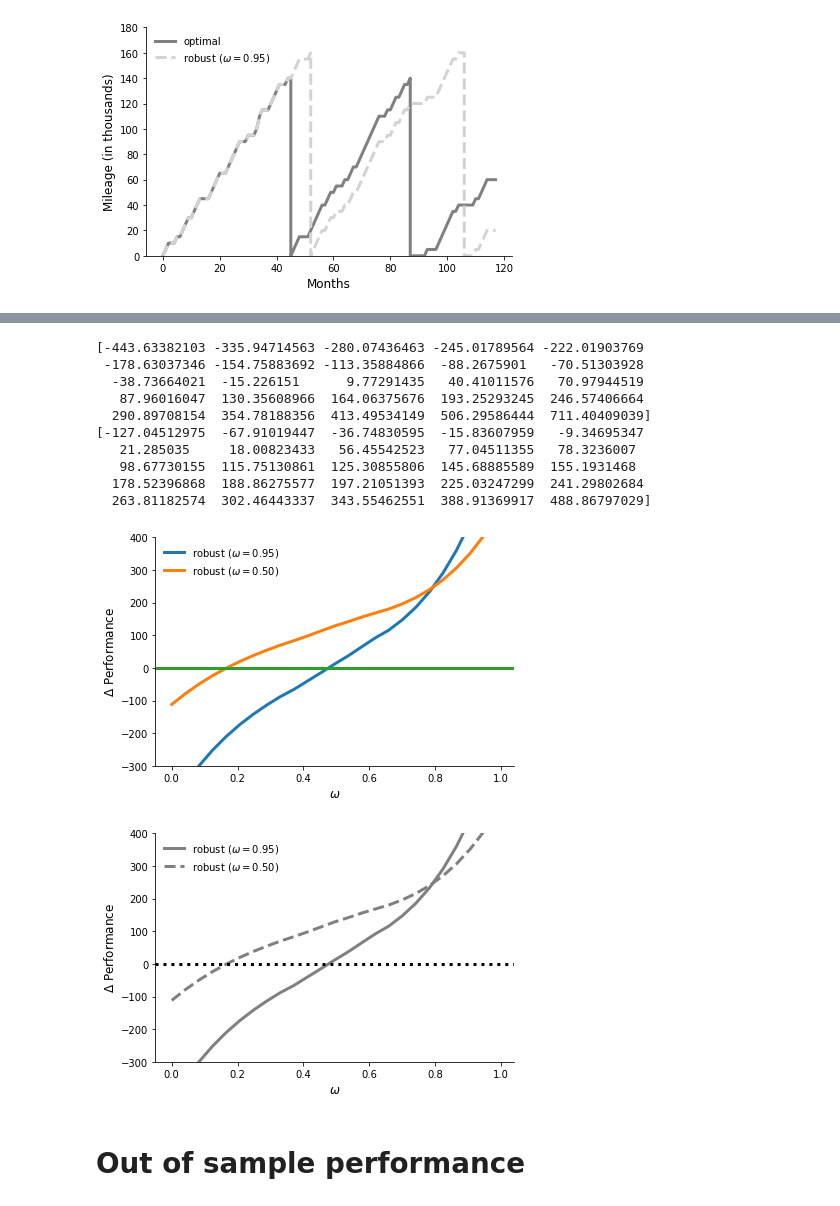
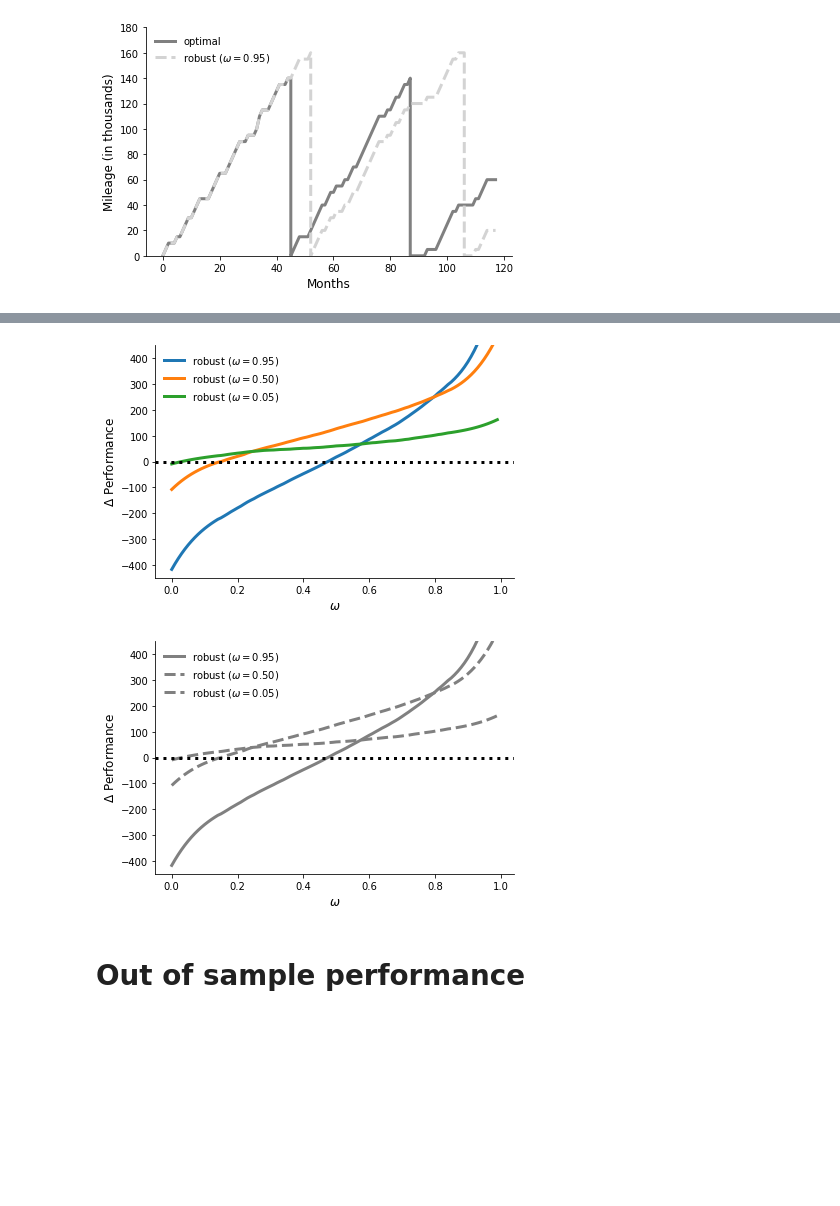
Before and after one commit to robustzurcher/analysis, a Jupyter notebook: notebooks/03_application.ipynb, the cells around one changed output, grey strips where cells are left out. Drawn from its saved outputs; the diff is of its cells as text; code cells hidden in the pictures; blank space fills up the shorter version.

```diff
--- a/notebooks/03_application.ipynb
+++ b/notebooks/03_application.ipynb
@@ -201,18 +185,8 @@ get_difference_plot("quad", window_length)
 # %%
-get_difference_plot("sqrt", window_length)
+get_difference_plot("sqrt")
 # %% [output]
-[-443.63382103 -335.94714563 -280.07436463 -245.01789564 -222.01903769
- -178.63037346 -154.75883692 -113.35884866  -88.2675901   -70.51303928
-  -38.73664021  -15.226151      9.77291435   40.41011576   70.97944519
-   87.96016047  130.35608966  164.06375676  193.25293245  246.57406664
-  290.89708154  354.78188356  413.49534149  506.29586444  711.40409039]
-[-127.04512975  -67.91019447  -36.74830595  -15.83607959   -9.34695347
-   21.285035     18.00823433   56.45542523   77.04511355   78.3236007
-   98.67730155  115.75130861  125.30855806  145.68885589  155.1931468
-  178.52396868  188.86275577  197.21051393  225.03247299  241.29802684
-  263.81182574  302.46443337  343.55462551  388.91369917  488.86797029]
-[figure, old version]
+[figure, new version]
-[figure, old version]
+[figure, new version]
 # %% [markdown]
 # Out of sample performance
 # %%
```
Also changed, not shown: parts of 14 cells of this notebook, 22 other files.
